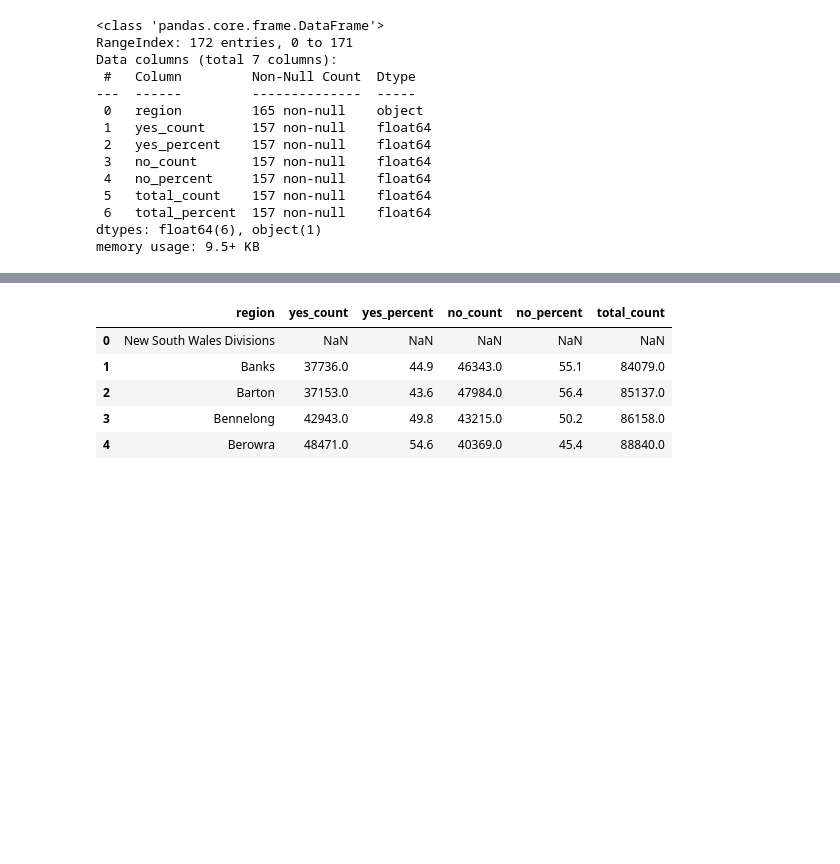
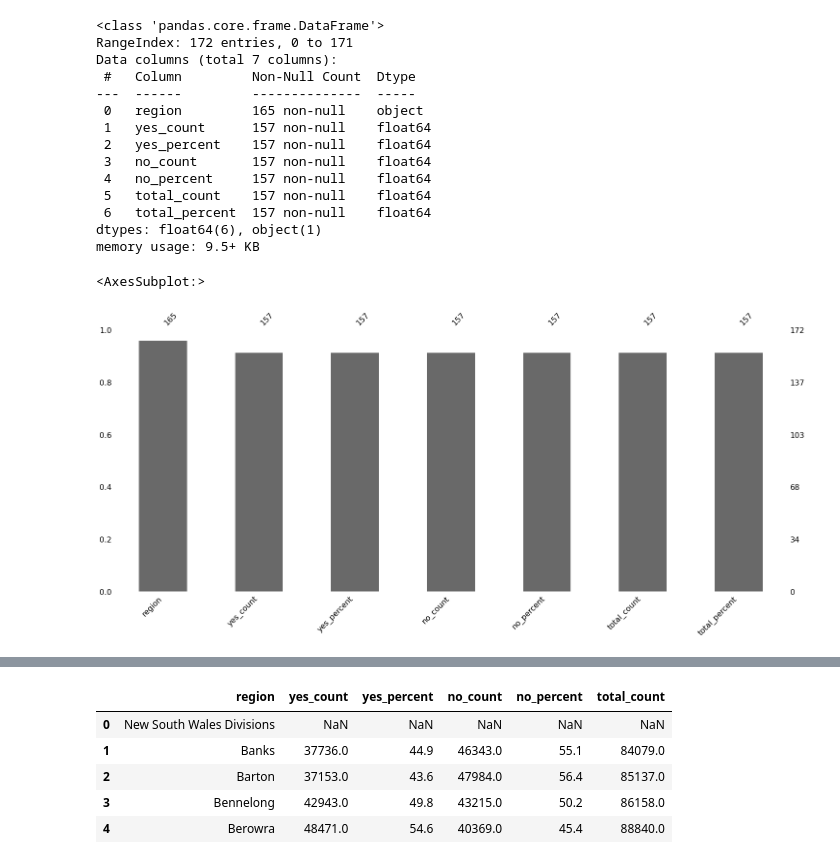
Before and after one commit to lonelyfox-dev/AU-Marriage-Data-Cleaning, a Jupyter notebook: au_marriage_data_cleaning.ipynb, the cells around one changed output, grey strips where cells are left out. Drawn from its saved outputs; the diff is of its cells as text; code cells hidden in the pictures; blank space fills up the shorter version.

```diff
--- a/au_marriage_data_cleaning.ipynb
+++ b/au_marriage_data_cleaning.ipynb
@@ -57,3 +58,8 @@ Data columns (total 7 columns):
  6   total_percent  157 non-null    float64
 dtypes: float64(6), object(1)
 memory usage: 9.5+ KB
+# %%
+msno.bar(df1)
+# %% [output]
+<AxesSubplot:>
+[figure, added]
```
Also changed, not shown: parts of 21 cells of this notebook, 1 other file.
